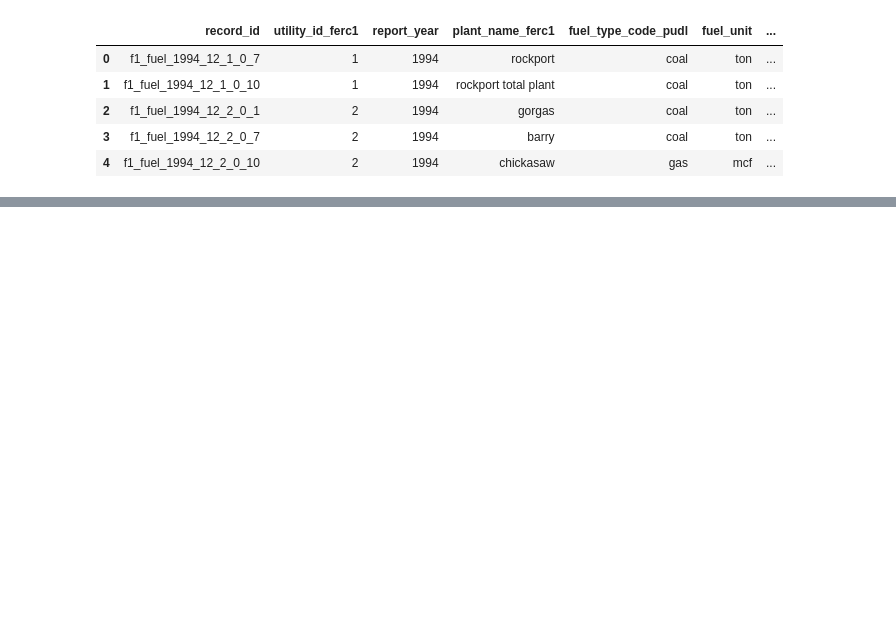
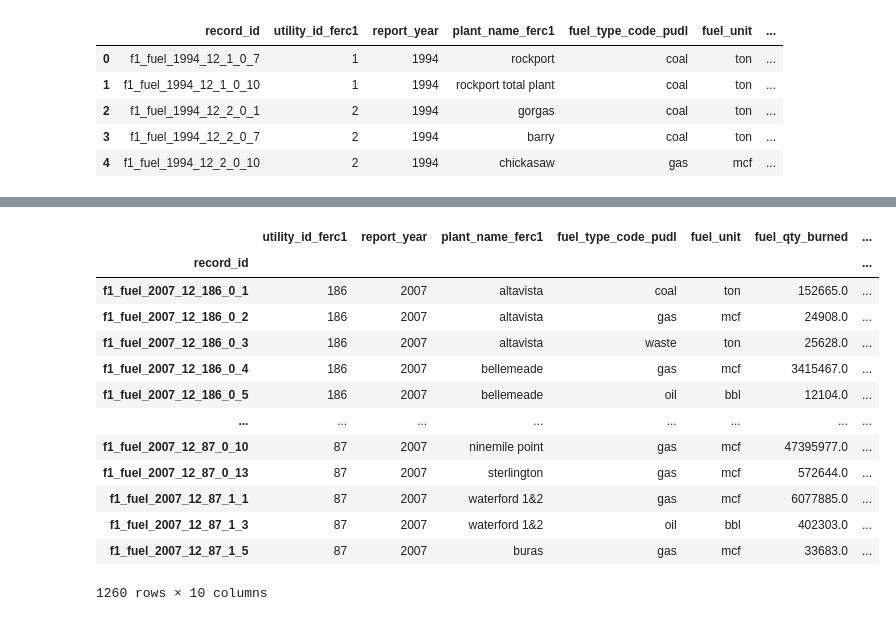
Before and after one commit to segunoloro/Hamoye, a Jupyter notebook: Hamoye.ipynb, the cells around one changed output, grey strips where cells are left out. Drawn from its saved outputs; the diff is of its cells as text; code cells hidden in the pictures; blank space fills up the shorter version.

```diff
--- a/Hamoye.ipynb
+++ b/Hamoye.ipynb
@@ -141,0 +86,40 @@ data.groupby('report_year')['fuel_cost_per_unit_delivered'].mean().idxmax()
+# %%
+data2[data2['report_year']==2018]
+data2[data2['report_year']==2017]
+data2[data2['report_year']==2016]
+data2[data2['report_year']==1999]
+data2[data2['report_year']==1996]
+data2[data2['report_year']==2015]
+data2[data2['report_year']==1997]
+data2[data2['report_year']==1998]
+data2[data2['report_year']==2014]
+data2[data2['report_year']==1995]
+data2[data2['report_year']==2004]
+data2[data2['report_year']==2002]
+data2[data2['report_year']==2013]
+data2[data2['report_year']==2003]
+data2[data2['report_year']==1994]
+data2[data2['report_year']==2009]
+data2[data2['report_year']==2008]
+data2[data2['report_year']==2011]
+data2[data2['report_year']==2005]
+data2[data2['report_year']==2006]
+data2[data2['report_year']==2010]
+data2[data2['report_year']==2000]
+data2[data2['report_year']==2001]
+data2[data2['report_year']==2007]
+# %% [output]
+|  | utility_id_ferc1 | report_year | plant_name_ferc1 | fuel_type_code_pudl | fuel_unit | fuel_qty_burned | ... |
+| record_id |  |  |  |  |  |  | ... |
+| f1_fuel_2007_12_186_0_1 | 186 | 2007 | altavista | coal | ton | 152665.0 | ... |
+| f1_fuel_2007_12_186_0_2 | 186 | 2007 | altavista | gas | mcf | 24908.0 | ... |
+| f1_fuel_2007_12_186_0_3 | 186 | 2007 | altavista | waste | ton | 25628.0 | ... |
+| f1_fuel_2007_12_186_0_4 | 186 | 2007 | bellemeade | gas | mcf | 3415467.0 | ... |
+| f1_fuel_2007_12_186_0_5 | 186 | 2007 | bellemeade | oil | bbl | 12104.0 | ... |
+| ... | ... | ... | ... | ... | ... | ... | ... |
+| f1_fuel_2007_12_87_0_10 | 87 | 2007 | ninemile point | gas | mcf | 47395977.0 | ... |
+| f1_fuel_2007_12_87_0_13 | 87 | 2007 | sterlington | gas | mcf | 572644.0 | ... |
+| f1_fuel_2007_12_87_1_1 | 87 | 2007 | waterford 1&2 | gas | mcf | 6077885.0 | ... |
+| f1_fuel_2007_12_87_1_3 | 87 | 2007 | waterford 1&2 | oil | bbl | 402303.0 | ... |
+| f1_fuel_2007_12_87_1_5 | 87 | 2007 | buras | gas | mcf | 33683.0 | ... |
+1260 rows × 10 columns
```
Also changed, not shown: parts of 69 cells of this notebook.
